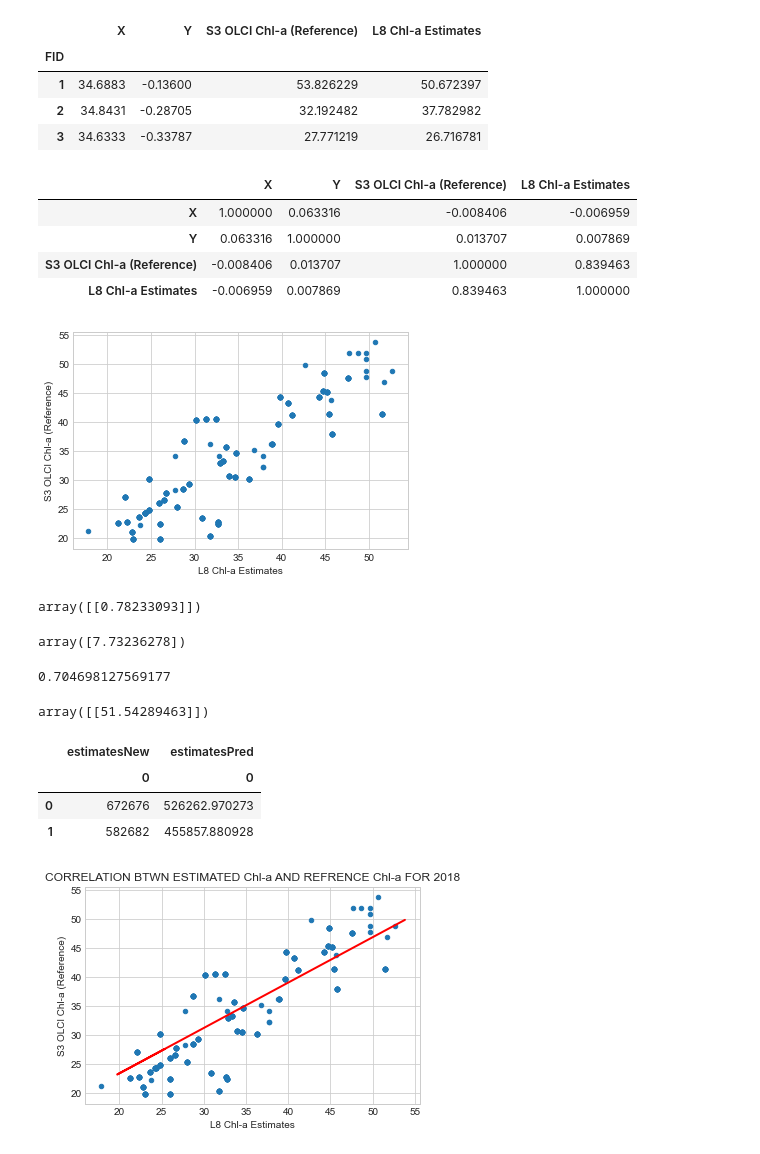
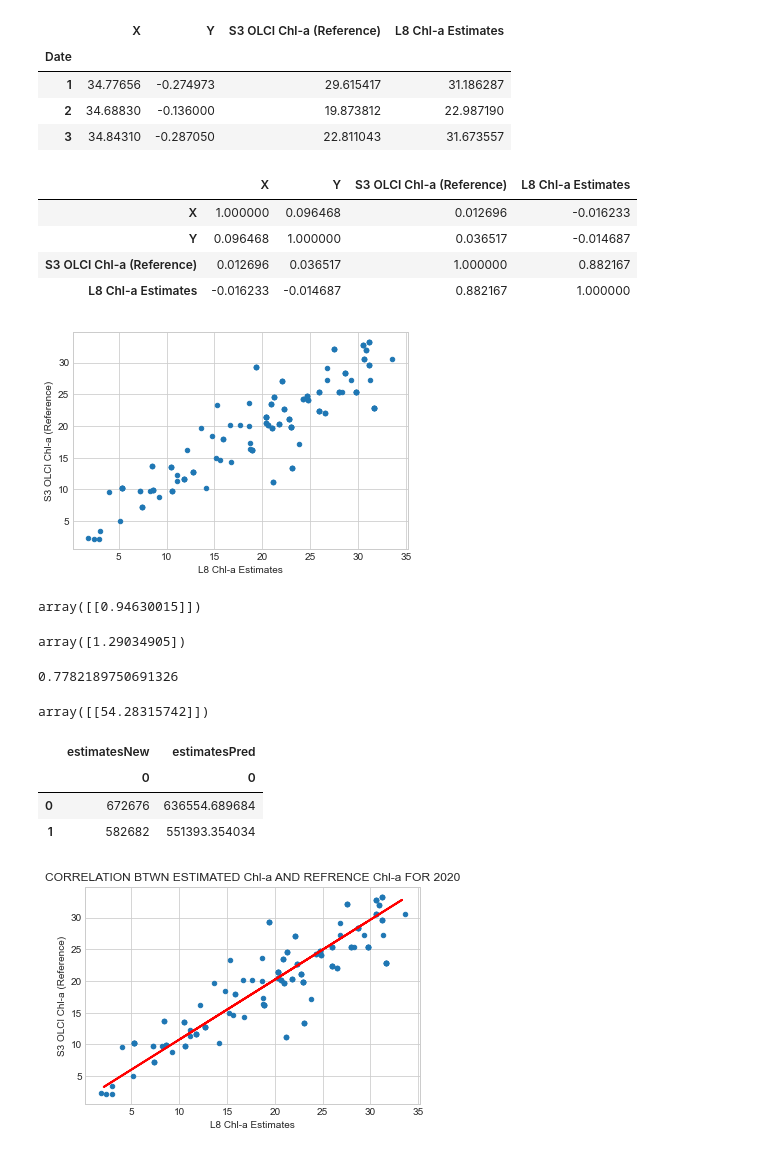
Before and after one commit to OkomoJacob/FinalYearProject, a Jupyter notebook: ModelsAlgorithmsCodes/6.Accurcay Assesment/Chl-a/correlationChlA.ipynb, the cells around one changed output. Saved outputs shown, nothing was run; the diff lists cells and outputs as text; code cells hidden in the pictures.

Commit message:
Correlation plots for LSAT :fire: & Chl-a :satellite:

```diff
--- a/ModelsAlgorithmsCodes/6.Accurcay Assesment/Chl-a/correlationChlA.ipynb
+++ b/ModelsAlgorithmsCodes/6.Accurcay Assesment/Chl-a/correlationChlA.ipynb
@@ -7,30 +7,30 @@ style.use('seaborn-whitegrid')
 import pandas as pd
 import numpy as np
 # %%
-data = pd.read_csv('D:/STUDY/4.GIS/G I S 4.2/0.Project/ModelsAlgorithmsCodes/6.Accurcay Assesment/Chl-a/Correlation2018.csv', index_col = 0)
+data = pd.read_csv('D:/STUDY/4.GIS/G I S 4.2/0.Project/ModelsAlgorithmsCodes/6.Accurcay Assesment/Chl-a/Correlation2020.csv', index_col = 0)
 data.shape
 data.dropna(inplace = True)
 data.head(3)
 # %% [output]
 |  | X | Y | S3 OLCI Chl-a (Reference) | L8 Chl-a Estimates |
-| FID |  |  |  |  |
-| 1 | 34.6883 | -0.13600 | 53.826229 | 50.672397 |
-| 2 | 34.8431 | -0.28705 | 32.192482 | 37.782982 |
-| 3 | 34.6333 | -0.33787 | 27.771219 | 26.716781 |
+| Date |  |  |  |  |
+| 1 | 34.77656 | -0.274973 | 29.615417 | 31.186287 |
+| 2 | 34.68830 | -0.136000 | 19.873812 | 22.987190 |
+| 3 | 34.84310 | -0.287050 | 22.811043 | 31.673557 |
 # %%
 # Correlation Co-efficient
 data.corr()
 # %% [output]
 |  | X | Y | S3 OLCI Chl-a (Reference) | L8 Chl-a Estimates |
-| X | 1.000000 | 0.063316 | -0.008406 | -0.006959 |
-| Y | 0.063316 | 1.000000 | 0.013707 | 0.007869 |
-| S3 OLCI Chl-a (Reference) | -0.008406 | 0.013707 | 1.000000 | 0.839463 |
-| L8 Chl-a Estimates | -0.006959 | 0.007869 | 0.839463 | 1.000000 |
+| X | 1.000000 | 0.096468 | 0.012696 | -0.016233 |
+| Y | 0.096468 | 1.000000 | 0.036517 | -0.014687 |
+| S3 OLCI Chl-a (Reference) | 0.012696 | 0.036517 | 1.000000 | 0.882167 |
+| L8 Chl-a Estimates | -0.016233 | -0.014687 | 0.882167 | 1.000000 |
 # %%
 data.plot(kind='scatter', x = "L8 Chl-a Estimates", y="S3 OLCI Chl-a (Reference)")
 plt.show()
 # %% [output]
-[figure, old version]
+[figure, new version]
 # %%
 
 # change to df
@@ -43,16 +43,16 @@ model = lm.fit(estimates, reference)
 # %%
 model.coef_
 # %% [output]
-array([[0.78233093]])
+array([[0.94630015]])
 # %%
 model.intercept_
 # %% [output]
-array([7.73236278])
+array([1.29034905])
 # %%
 # Model Evaluation
 model.score(estimates, reference)
 # %% [output]
-0.704698127569177
+0.7782189750691326
 # %%
 # Predict new value of price
 estimatesNew = 56
@@ -60,7 +60,7 @@ estimatesNew = np.array(estimatesNew).reshape(1, -1)
 estimatesPred = model.predict(estimatesNew)
 estimatesPred
 # %% [output]
-array([[51.54289463]])
+array([[54.28315742]])
 # %%
 # Predict more values
 X = ([672676, 582682])
@@ -72,17 +72,17 @@ df
 # %% [output]
 |  | estimatesNew | estimatesPred |
 |  | 0 | 0 |
-| 0 | 672676 | 526262.970273 |
-| 1 | 582682 | 455857.880928 |
+| 0 | 672676 | 636554.689684 |
+| 1 | 582682 | 551393.354034 |
 # %%
 # Visualize the results
 
 #data.plot(kind = "scatter", x = 'L8 Chl-a Estimates', y = "S3 OLCI Chl-a (Reference)")
 data.plot(kind = "scatter", x = 'L8 Chl-a Estimates', y = "S3 OLCI Chl-a (Reference)")
 # Regression line
 plt.plot(estimates, model.predict(estimates), color = "red", linewidth = 2)
 #plt.legend(loc='best',fancybox=True, framealpha=1, shadow=True, borderpad=1)
-plt.title("CORRELATION BTWN ESTIMATED Chl-a AND REFRENCE Chl-a FOR 2018")
+plt.title("CORRELATION BTWN ESTIMATED Chl-a AND REFRENCE Chl-a FOR 2020")
 plt.show()
 # %% [output]
-[figure, old version]
+[figure, new version]
```
Also changed, not shown: 20 other files.
